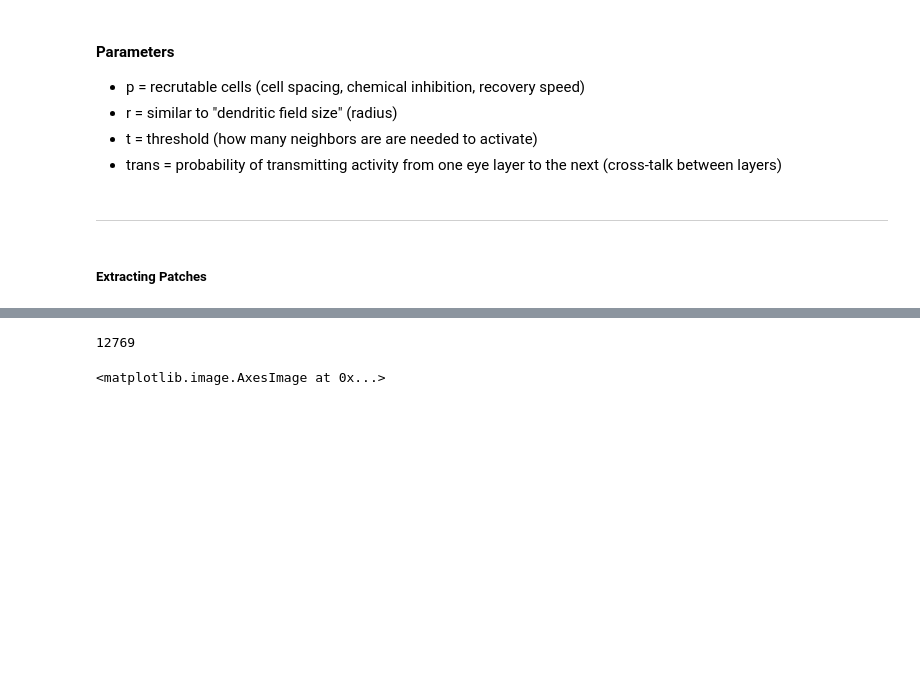
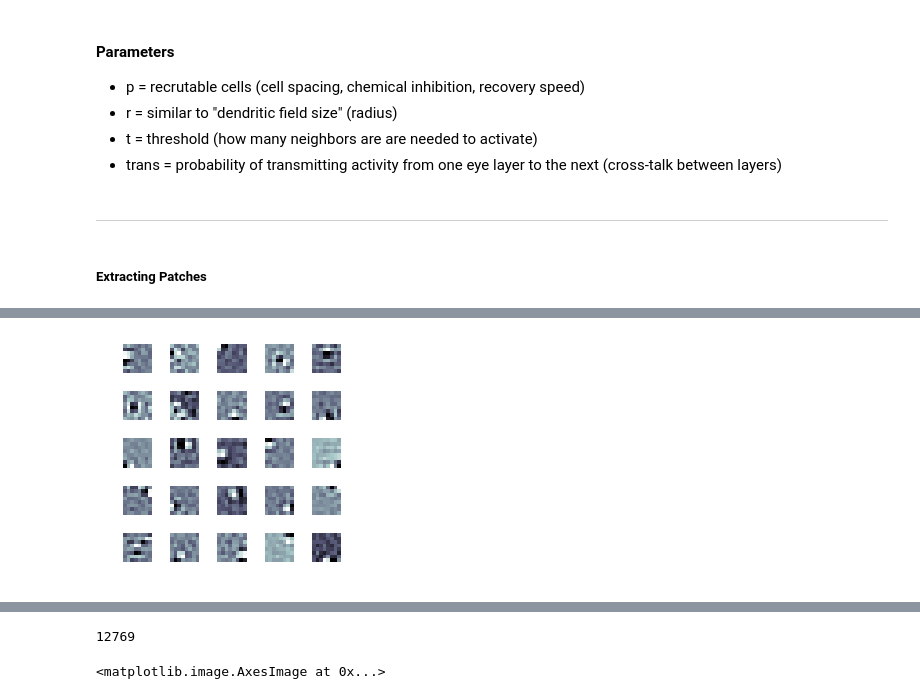
Before and after one commit to dsaffo/ibv, a Jupyter notebook: marys/lgn_patching.ipynb, the cells around one changed output, grey strips where cells are left out. Saved outputs shown, nothing was run; the diff lists cells and outputs as text; code cells hidden in the pictures; blank space fills up the shorter version.

```diff
--- a/marys/lgn_patching.ipynb
+++ b/marys/lgn_patching.ipynb
@@ -320,0 +349,12 @@ show_patches_mat(patches_mat)
+# %%
+import sklearn.decomposition
+icatemp = sklearn.decomposition.FastICA(n_components=32) # note, sensitive to n_components
+icafit1 = icatemp.fit(np.transpose(patches_mat1))
+icafit2 = icatemp.fit(np.transpose(patches_mat2))
+ica_comp1 = icafit1.components_
+ica_comp2 = icafit2.components_
+# print('shape of the ica component matrix: ',ica_comp.shape)
+
+show_patches_mat(np.transpose(ica_comp1), 25)
+# %% [output]
+[figure, added]
```
Also changed, not shown: parts of 10 cells of this notebook, 4 other files.
